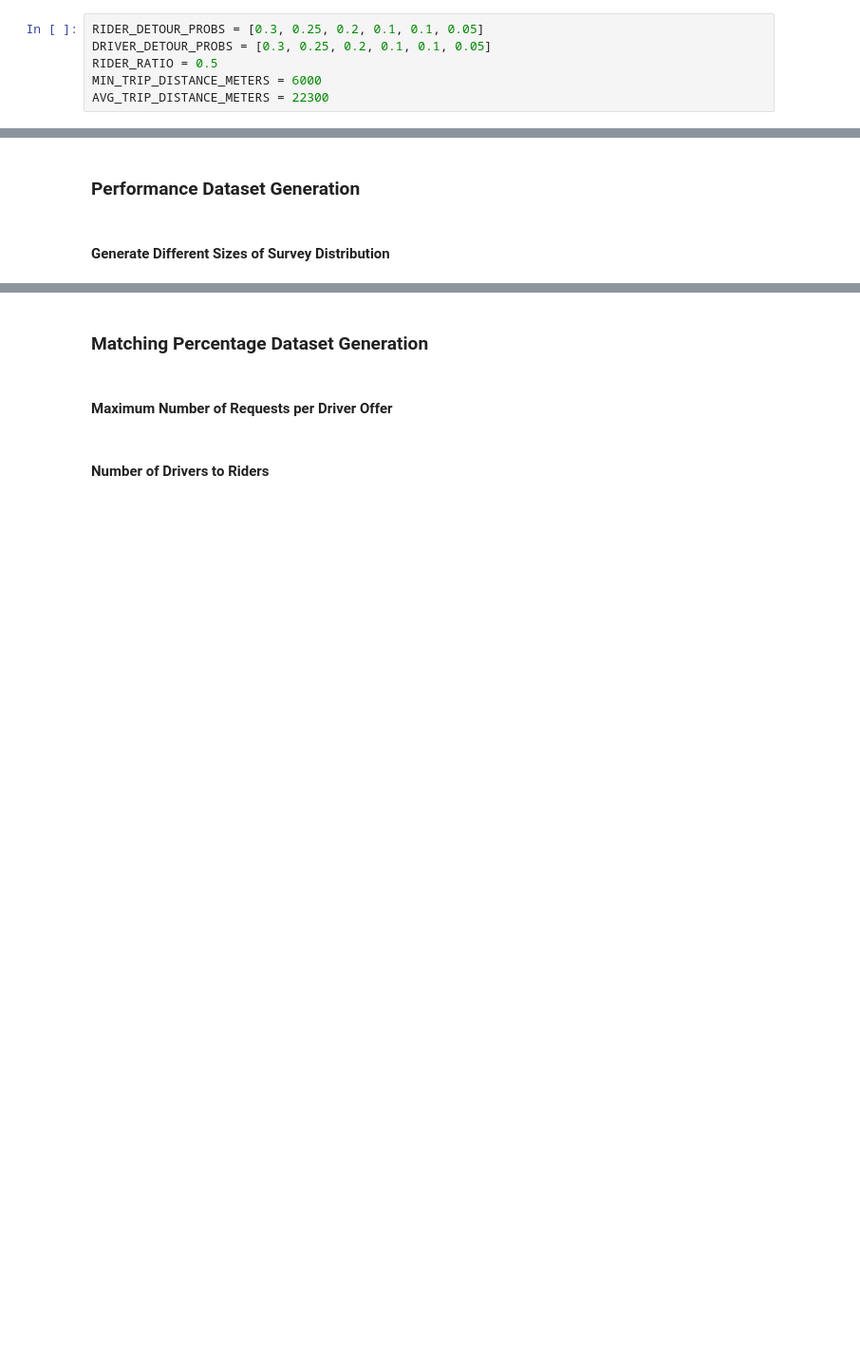
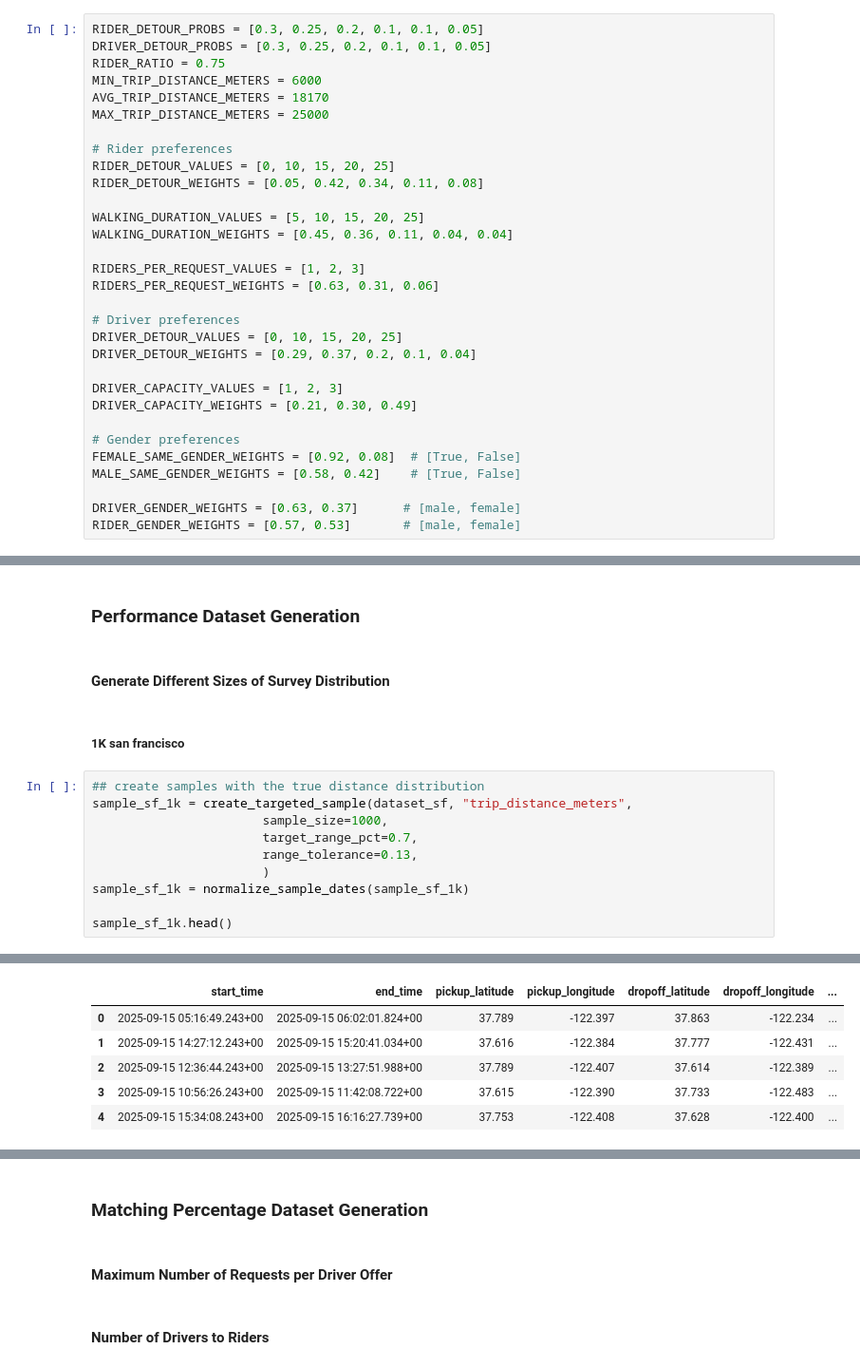
Before and after one commit to carpooling-egy/matching-engine, a Jupyter notebook: testing/datasets.ipynb, the cells around one changed output, grey strips where cells are left out. Shown at 95% size. Saved outputs shown, nothing was run; the diff lists cells and outputs as text; blank space fills up the shorter version.

```diff
--- a/testing/datasets.ipynb
+++ b/testing/datasets.ipynb
@@ -16,9 +16,34 @@ from folium.plugins import HeatMap
 # %%
 RIDER_DETOUR_PROBS = [0.3, 0.25, 0.2, 0.1, 0.1, 0.05]
 DRIVER_DETOUR_PROBS = [0.3, 0.25, 0.2, 0.1, 0.1, 0.05]
-RIDER_RATIO = 0.5
+RIDER_RATIO = 0.75
 MIN_TRIP_DISTANCE_METERS = 6000
-AVG_TRIP_DISTANCE_METERS = 22300
+AVG_TRIP_DISTANCE_METERS = 18170
+MAX_TRIP_DISTANCE_METERS = 25000
+
+# Rider preferences
+RIDER_DETOUR_VALUES = [0, 10, 15, 20, 25]
+RIDER_DETOUR_WEIGHTS = [0.05, 0.42, 0.34, 0.11, 0.08]
+
+WALKING_DURATION_VALUES = [5, 10, 15, 20, 25]
+WALKING_DURATION_WEIGHTS = [0.45, 0.36, 0.11, 0.04, 0.04]
+
+RIDERS_PER_REQUEST_VALUES = [1, 2, 3]
+RIDERS_PER_REQUEST_WEIGHTS = [0.63, 0.31, 0.06]
+
+# Driver preferences
+DRIVER_DETOUR_VALUES = [0, 10, 15, 20, 25]
+DRIVER_DETOUR_WEIGHTS = [0.29, 0.37, 0.2, 0.1, 0.04]
+
+DRIVER_CAPACITY_VALUES = [1, 2, 3]
+DRIVER_CAPACITY_WEIGHTS = [0.21, 0.30, 0.49]
+
+# Gender preferences
+FEMALE_SAME_GENDER_WEIGHTS = [0.92, 0.08]  # [True, False]
+MALE_SAME_GENDER_WEIGHTS = [0.58, 0.42]    # [True, False]
+
+DRIVER_GENDER_WEIGHTS = [0.63, 0.37]      # [male, female]
+RIDER_GENDER_WEIGHTS = [0.57, 0.53]       # [male, female]
 # %%
 dataset_file_path_sf = "C:/Users/mariam/Downloads/Datasets/New folder/san francisco/Taxi_Trips.csv"
 dataset_file_path_ch = "C:/Users/mariam/Downloads/Datasets/New folder/Taxi Trips Chicago 2024/Taxi_Trips_-_2024_20240408.csv"
@@ -505,3 +1936,16 @@ create_multiple_datasets(
 ### Performance Dataset Generation
 # %% [markdown]
 #### Generate Different Sizes of Survey Distribution
+# %% [markdown]
+##### 1K san francisco
+# %%
+## create samples with the true distance distribution
+sample_sf_1k = create_targeted_sample(dataset_sf, "trip_distance_meters",
+                       sample_size=1000,
+                       target_range_pct=0.7,
+                       range_tolerance=0.13,
+                       )
+sample_sf_1k = normalize_sample_dates(sample_sf_1k)
+
+sample_sf_1k.head()
+# %% [output]
@@ -507,0 +1968,6 @@ create_multiple_datasets(
+|  | start_time | end_time | pickup_latitude | pickup_longitude | dropoff_latitude | dropoff_longitude | ... |
+| 0 | 2025-09-15 05:16:49.243+00 | 2025-09-15 06:02:01.824+00 | 37.789 | -122.397 | 37.863 | -122.234 | ... |
+| 1 | 2025-09-15 14:27:12.243+00 | 2025-09-15 15:20:41.034+00 | 37.616 | -122.384 | 37.777 | -122.431 | ... |
+| 2 | 2025-09-15 12:36:44.243+00 | 2025-09-15 13:27:51.988+00 | 37.789 | -122.407 | 37.614 | -122.389 | ... |
+| 3 | 2025-09-15 10:56:26.243+00 | 2025-09-15 11:42:08.722+00 | 37.615 | -122.390 | 37.733 | -122.483 | ... |
+| 4 | 2025-09-15 15:34:08.243+00 | 2025-09-15 16:16:27.739+00 | 37.753 | -122.408 | 37.628 | -122.400 | ... |
```
Also changed, not shown: parts of 51 cells of this notebook.
